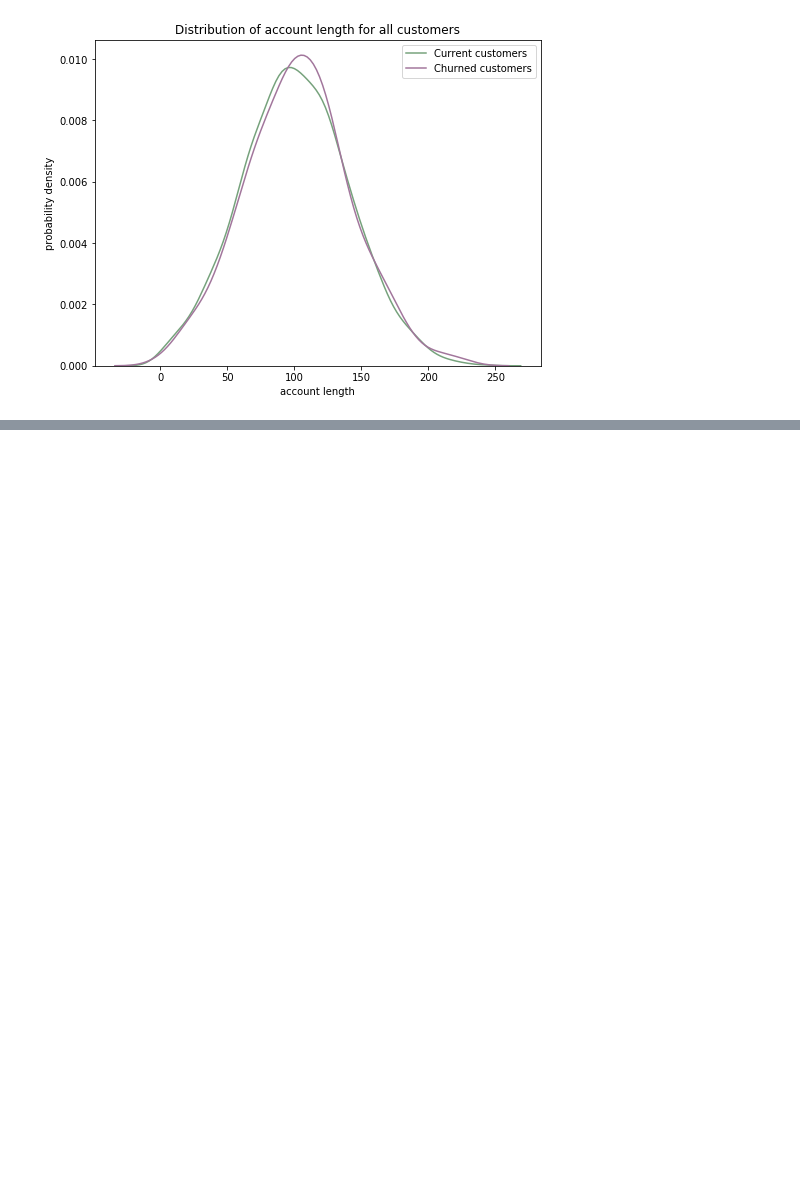
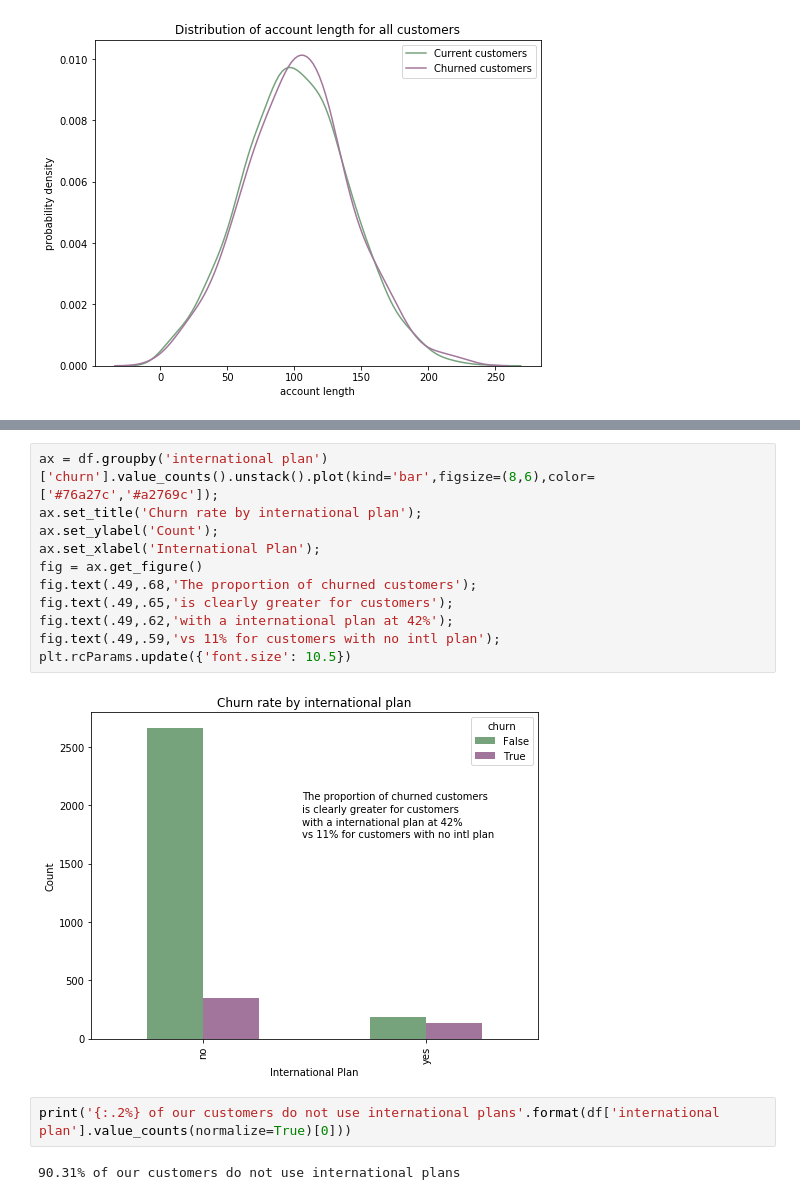
Before and after one commit to LeDorean/churn_analysis, a Jupyter notebook: notebooks/exploratory.ipynb, the cells around one changed output, grey strips where cells are left out. Drawn from its saved outputs; the diff is of its cells as text; blank space fills up the shorter version.

```diff
--- a/notebooks/exploratory.ipynb
+++ b/notebooks/exploratory.ipynb
@@ -153,0 +169,17 @@ plt.show()
+# %%
+ax = df.groupby('international plan')['churn'].value_counts().unstack().plot(kind='bar',figsize=(8,6),color=['#76a27c','#a2769c']);
+ax.set_title('Churn rate by international plan');
+ax.set_ylabel('Count');
+ax.set_xlabel('International Plan');
+fig = ax.get_figure()
+fig.text(.49,.68,'The proportion of churned customers');
+fig.text(.49,.65,'is clearly greater for customers');
+fig.text(.49,.62,'with a international plan at 42%');
+fig.text(.49,.59,'vs 11% for customers with no intl plan');
+plt.rcParams.update({'font.size': 10.5})
+# %% [output]
+[figure, added]
+# %%
+print('{:.2%} of our customers do not use international plans'.format(df['international plan'].value_counts(normalize=True)[0]))
+# %% [output]
+90.31% of our customers do not use international plans
```
Also changed, not shown: parts of 2 cells of this notebook.
